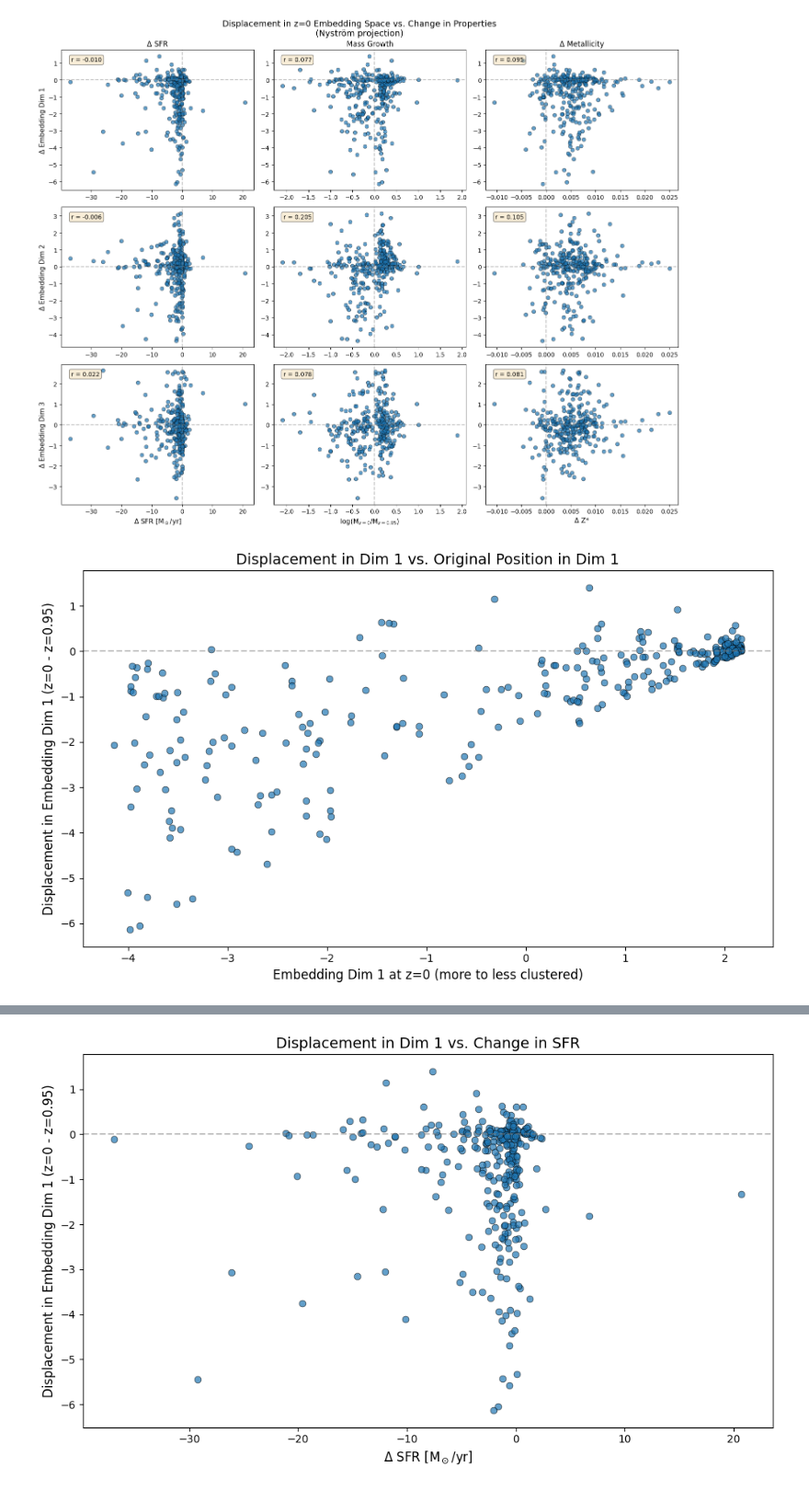
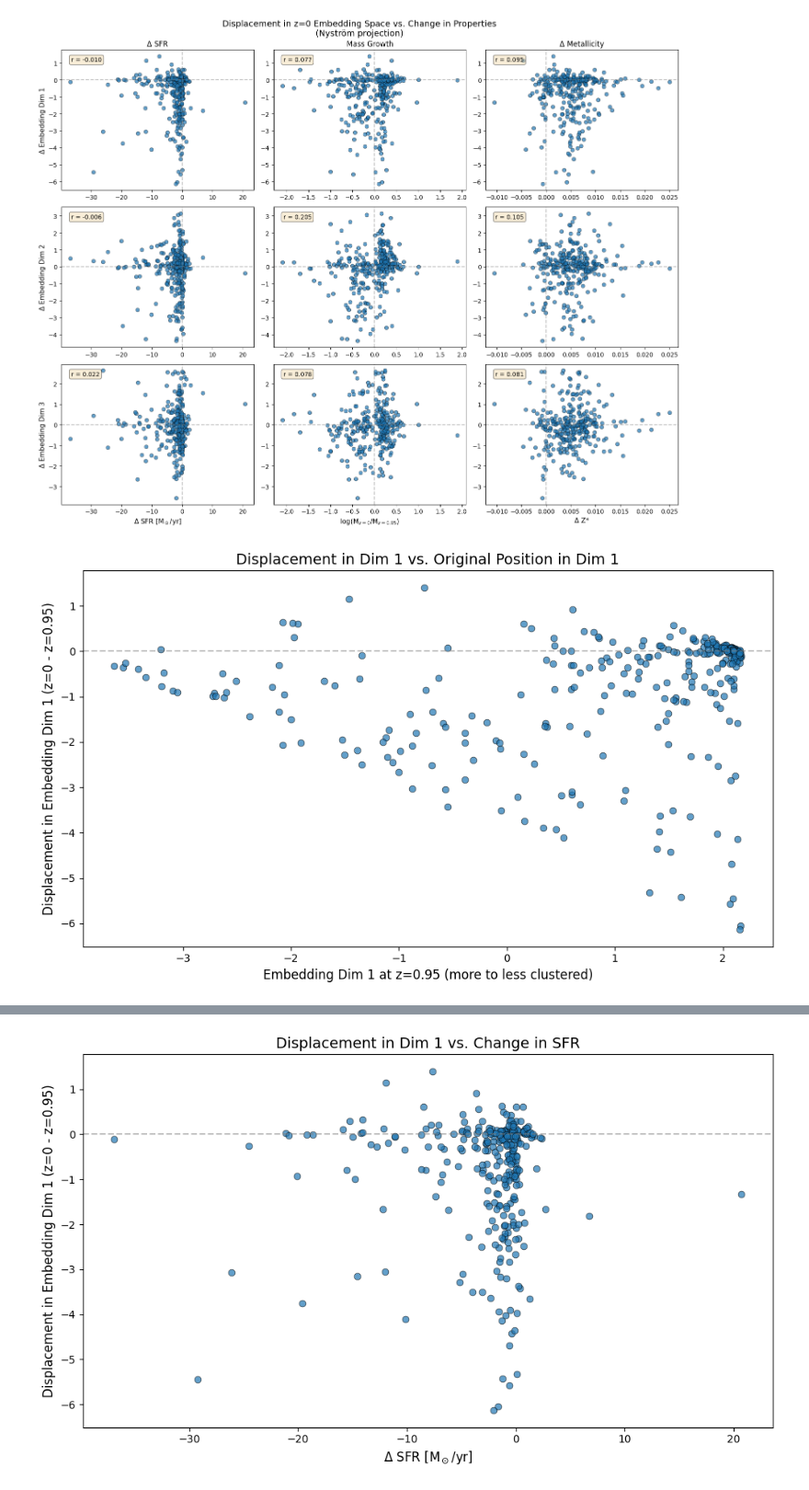
Before and after one commit to asmuzsoy/galaxy-manifolds, a Jupyter notebook: nystrom_projection.ipynb, the cells around one changed output, grey strips where cells are left out. Shown at 92% size. Saved outputs shown, nothing was run; the diff lists cells and outputs as text; code cells hidden in the pictures.

```diff
--- a/nystrom_projection.ipynb
+++ b/nystrom_projection.ipynb
@@ -297,7 +297,7 @@ def find_progenitor_at_snapshot_api(subfind_id, snap_descendant, snap_target):
         return None
 # %%
 # Look up progenitors for sample galaxies
-NUM_SAMPLE = 500
+NUM_SAMPLE = 20
 
 print(f"Looking up progenitors for {NUM_SAMPLE} galaxies...")
 
@@ -541,12 +547,12 @@ plt.show()
 # %%
 # Plot original embedding dim 1 value vs. delta embedding dim 1
 fig, ax = plt.subplots(figsize=(10, 6))
-ax.scatter(coords_z0[:, 0], displacement[:, 0], s=40, alpha=0.7, edgecolors='k', linewidths=0.5)
+ax.scatter(coords_z095_projected[:, 0], displacement[:, 0], s=40, alpha=0.7, edgecolors='k', linewidths=0.5)
 ax.axhline(0, color='gray', linestyle='--', alpha=0.5)
-ax.set_xlabel('Embedding Dim 1 at z=0 (more to less clustered)', fontsize=12)
+ax.set_xlabel('Embedding Dim 1 at z=0.95 (more to less clustered)', fontsize=12)
 ax.set_ylabel('Displacement in Embedding Dim 1 (z=0 - z=0.95)', fontsize=12)
 ax.set_title('Displacement in Dim 1 vs. Original Position in Dim 1', fontsize=14)
 plt.tight_layout()
 plt.show()
 # %% [output]
-[figure, old version]
+[figure, new version]
```
Also changed, not shown: parts of 4 cells of this notebook.
